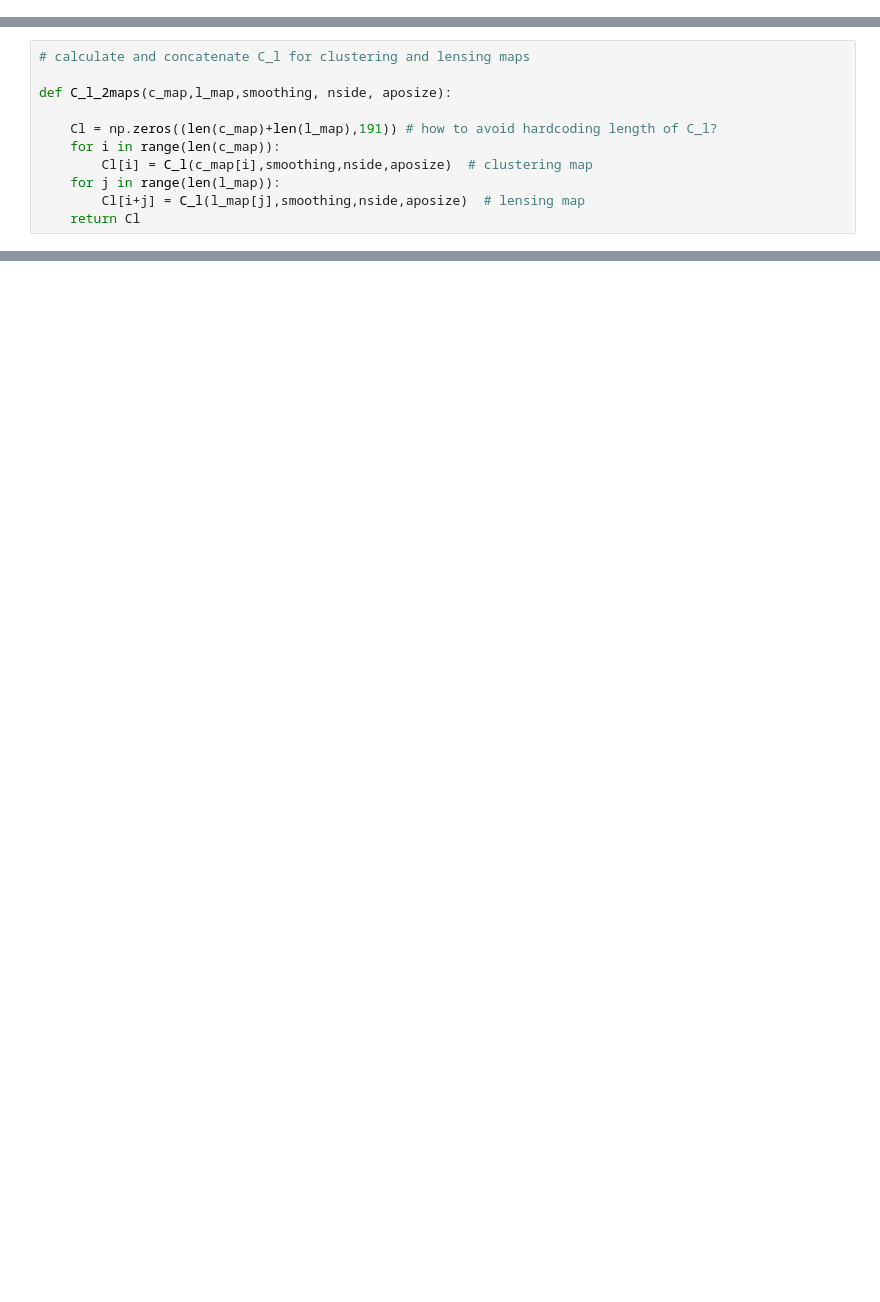
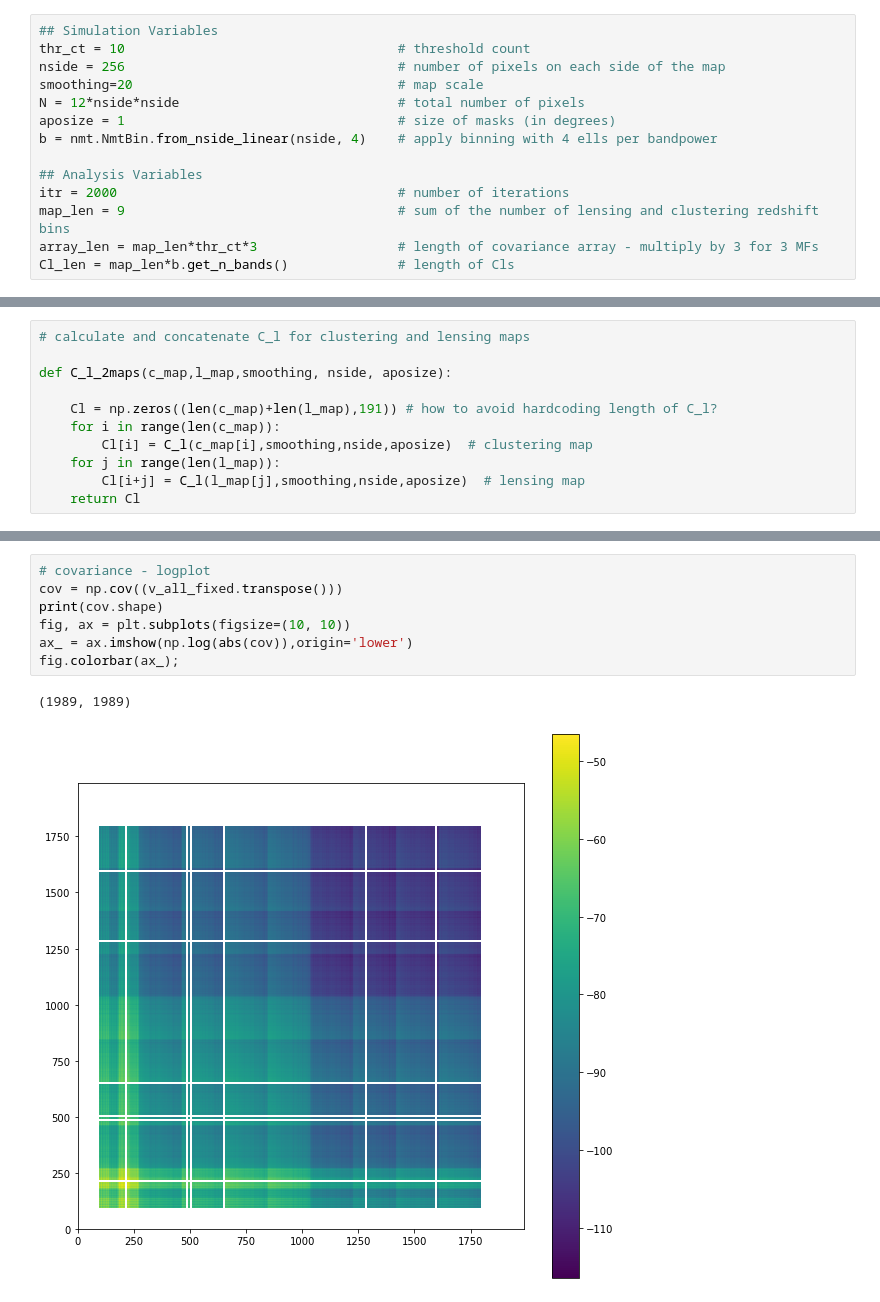
Before and after one commit to joezuntz/mink2, a Jupyter notebook: NaMaster.ipynb, the cells around one changed output, grey strips where cells are left out. Drawn from its saved outputs; the diff is of its cells as text; blank space fills up the shorter version.

```diff
--- a/NaMaster.ipynb
+++ b/NaMaster.ipynb
@@ -56,4 +56,18 @@ plt.show()
 # %% [output]
 [figure]
 [figure]
+# %%
+## Simulation Variables
+thr_ct = 10                                   # threshold count
+nside = 256                                   # number of pixels on each side of the map
+smoothing=20                                  # map scale
+N = 12*nside*nside                            # total number of pixels
+aposize = 1                                   # size of masks (in degrees)
+b = nmt.NmtBin.from_nside_linear(nside, 4)    # apply binning with 4 ells per bandpower
+
+## Analysis Variables
+itr = 2000                                    # number of iterations
+map_len = 9                                   # sum of the number of lensing and clustering redshift bins
+array_len = map_len*thr_ct*3                  # length of covariance array - multiply by 3 for 3 MFs
+Cl_len = map_len*b.get_n_bands()              # length of Cls
 # %%
@@ -149,0 +158,10 @@ v_all_fixed.shape
+# %%
+# covariance - logplot
+cov = np.cov((v_all_fixed.transpose()))
+print(cov.shape)
+fig, ax = plt.subplots(figsize=(10, 10))
+ax_ = ax.imshow(np.log(abs(cov)),origin='lower')
+fig.colorbar(ax_);
+# %% [output]
+(1989, 1989)
+[figure, added]
```
Also changed, not shown: parts of 11 cells of this notebook.
